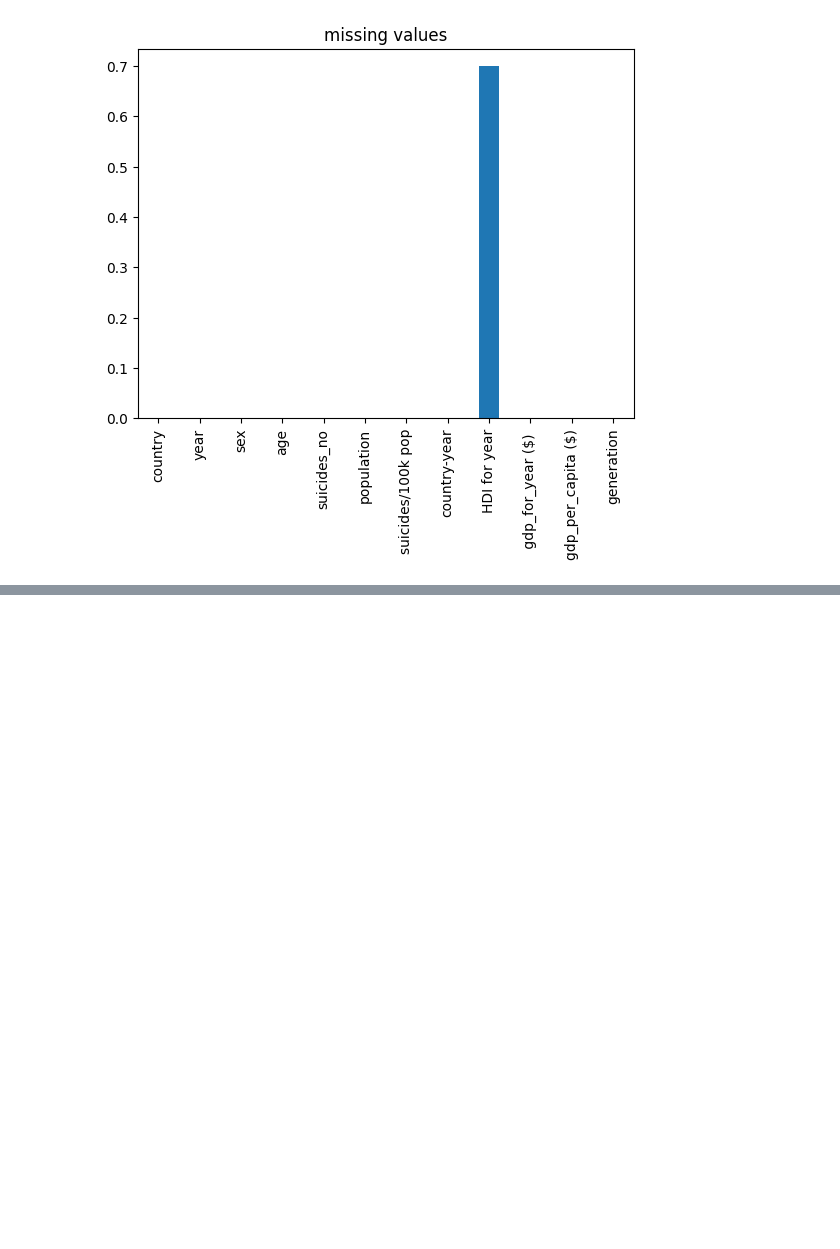
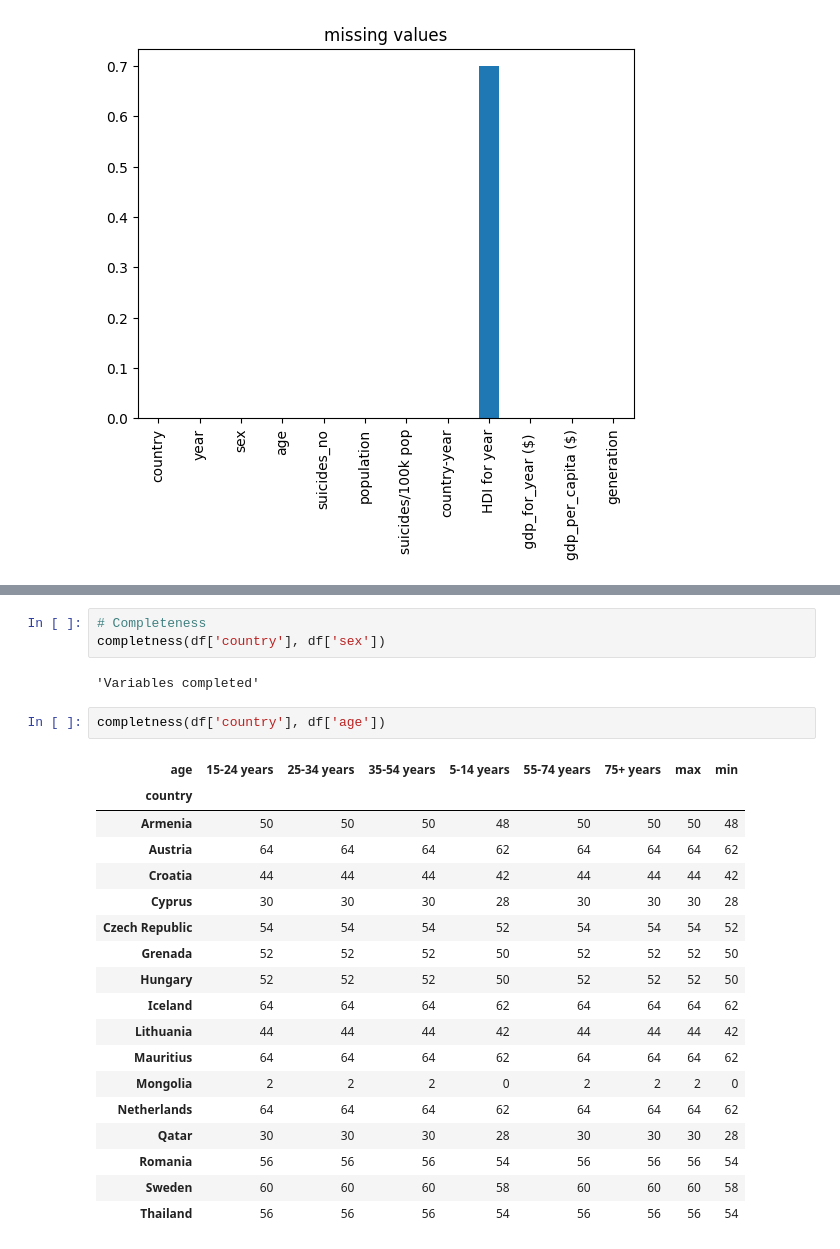
Before and after one commit to j220493/panelDataModelling, a Jupyter notebook: 1. Data Exploration.ipynb, the cells around one changed output, grey strips where cells are left out. Drawn from its saved outputs; the diff is of its cells as text; blank space fills up the shorter version.

```diff
--- a/1. Data Exploration.ipynb
+++ b/1. Data Exploration.ipynb
@@ -81,0 +117,26 @@ plt.xticks
+# %%
+# Completeness
+completness(df['country'], df['sex'])
+# %% [output]
+'Variables completed'
+# %%
+completness(df['country'], df['age'])
+# %% [output]
+| age | 15-24 years | 25-34 years | 35-54 years | 5-14 years | 55-74 years | 75+ years | max | min |
+| country |  |  |  |  |  |  |  |  |
+| Armenia | 50 | 50 | 50 | 48 | 50 | 50 | 50 | 48 |
+| Austria | 64 | 64 | 64 | 62 | 64 | 64 | 64 | 62 |
+| Croatia | 44 | 44 | 44 | 42 | 44 | 44 | 44 | 42 |
+| Cyprus | 30 | 30 | 30 | 28 | 30 | 30 | 30 | 28 |
+| Czech Republic | 54 | 54 | 54 | 52 | 54 | 54 | 54 | 52 |
+| Grenada | 52 | 52 | 52 | 50 | 52 | 52 | 52 | 50 |
+| Hungary | 52 | 52 | 52 | 50 | 52 | 52 | 52 | 50 |
+| Iceland | 64 | 64 | 64 | 62 | 64 | 64 | 64 | 62 |
+| Lithuania | 44 | 44 | 44 | 42 | 44 | 44 | 44 | 42 |
+| Mauritius | 64 | 64 | 64 | 62 | 64 | 64 | 64 | 62 |
+| Mongolia | 2 | 2 | 2 | 0 | 2 | 2 | 2 | 0 |
+| Netherlands | 64 | 64 | 64 | 62 | 64 | 64 | 64 | 62 |
+| Qatar | 30 | 30 | 30 | 28 | 30 | 30 | 30 | 28 |
+| Romania | 56 | 56 | 56 | 54 | 56 | 56 | 56 | 54 |
+| Sweden | 60 | 60 | 60 | 58 | 60 | 60 | 60 | 58 |
+| Thailand | 56 | 56 | 56 | 54 | 56 | 56 | 56 | 54 |
```
Also changed, not shown: parts of 6 cells of this notebook.
